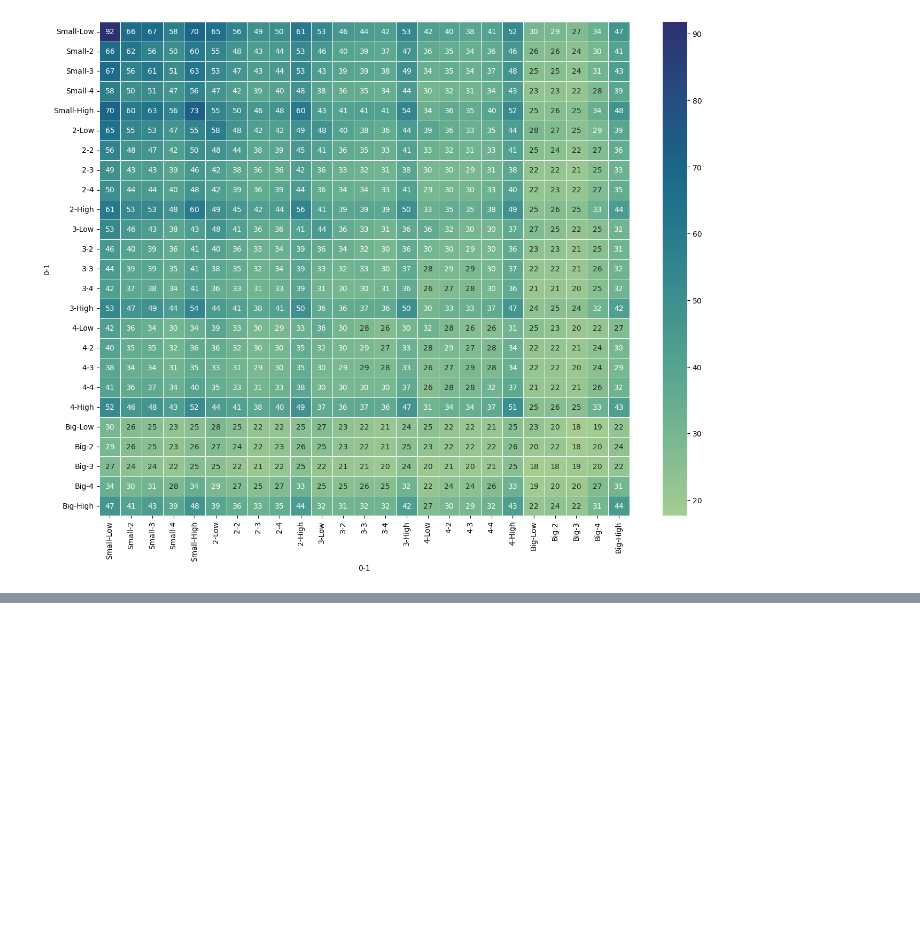
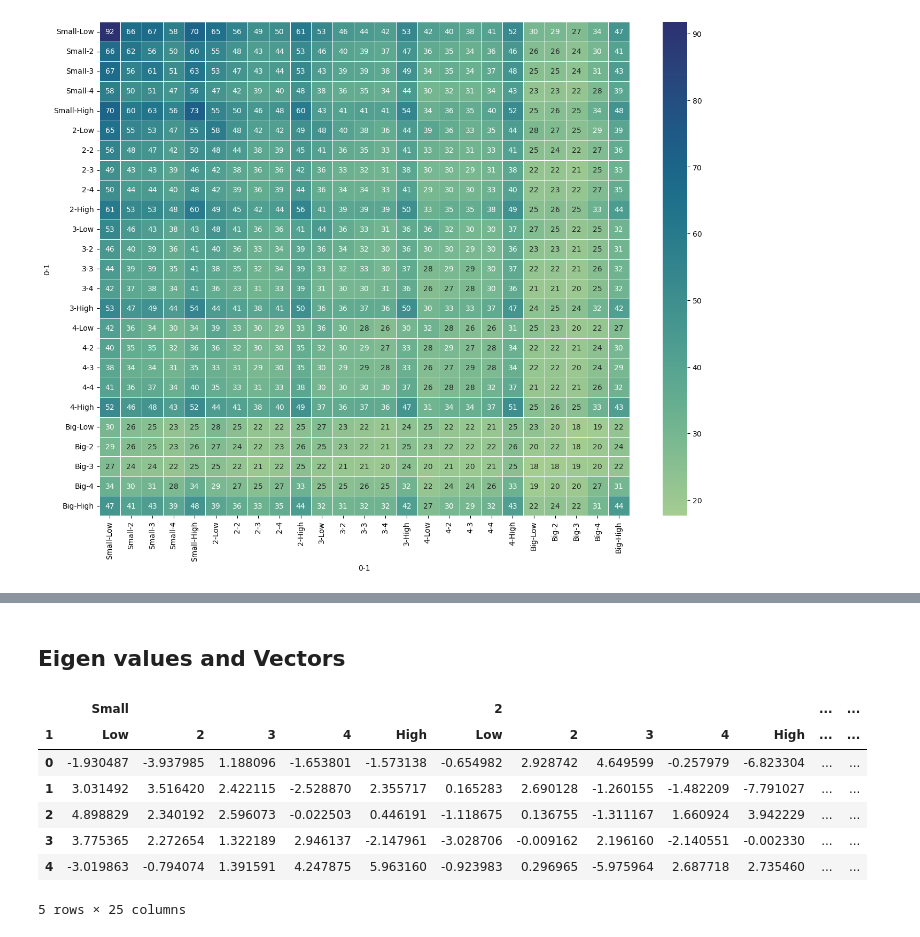
Before and after one commit to Hemasrikar/Financial-Statistics-and-Econometrics, a Jupyter notebook: forming_some_factors.ipynb, the cells around one changed output, grey strips where cells are left out. Drawn from its saved outputs; the diff is of its cells as text; code cells hidden in the pictures; blank space fills up the shorter version.

```diff
--- a/forming_some_factors.ipynb
+++ b/forming_some_factors.ipynb
@@ -159,10 +159,10 @@ odd_returns_df.head()
 # %%
-cova_matrix = odd_returns_df.cov()
+cova_matrix_odd = odd_returns_df.cov()
 
 # Set up the matplotlib figure
 f, ax = plt.subplots(figsize=(16, 12))
 
-sns.heatmap(cova_matrix, cmap="crest",  annot=True, linewidth=.5)
+sns.heatmap(cova_matrix_odd, cmap="crest",  annot=True, linewidth=.5)
 # %% [output]
 <Axes: xlabel='0-1', ylabel='0-1'>
 [figure]
@@ -168,0 +199,26 @@ sns.heatmap(cova_matrix, cmap="crest",  annot=True, linewidth=.5)
+# %% [markdown]
+## Eigen values and Vectors
+# %%
+# Eigendecomposition for even
+eigenvalues_even, eigenvectors_even = np.linalg.eigh(cova_matrix_even)
+
+# Eigendecomposition for odd
+eigenvalues_odd, eigenvectors_odd = np.linalg.eigh(cova_matrix_odd)
+
+# factor time-series (T x 25)
+F1 = even_returns_df.values @ eigenvectors_odd
+F2 = odd_returns_df.values @ eigenvectors_even
+
+Factors = F1 + F2
+out_sample_factors_df = pd.DataFrame(Factors, columns=even_returns_df.columns)
+
+out_sample_factors_df.head()
+# %% [output]
+|  | Small |  |  |  |  | 2 |  |  |  |  | ... | ... |
+| 1 | Low | 2 | 3 | 4 | High | Low | 2 | 3 | 4 | High | ... | ... |
+| 0 | -1.930487 | -3.937985 | 1.188096 | -1.653801 | -1.573138 | -0.654982 | 2.928742 | 4.649599 | -0.257979 | -6.823304 | ... | ... |
+| 1 | 3.031492 | 3.516420 | 2.422115 | -2.528870 | 2.355717 | 0.165283 | 2.690128 | -1.260155 | -1.482209 | -7.791027 | ... | ... |
+| 2 | 4.898829 | 2.340192 | 2.596073 | -0.022503 | 0.446191 | -1.118675 | 0.136755 | -1.311167 | 1.660924 | 3.942229 | ... | ... |
+| 3 | 3.775365 | 2.272654 | 1.322189 | 2.946137 | -2.147961 | -3.028706 | -0.009162 | 2.196160 | -2.140551 | -0.002330 | ... | ... |
+| 4 | -3.019863 | -0.794074 | 1.391591 | 4.247875 | 5.963160 | -0.923983 | 0.296965 | -5.975964 | 2.687718 | 2.735460 | ... | ... |
+5 rows × 25 columns
```
Also changed, not shown: parts of 11 cells of this notebook.
